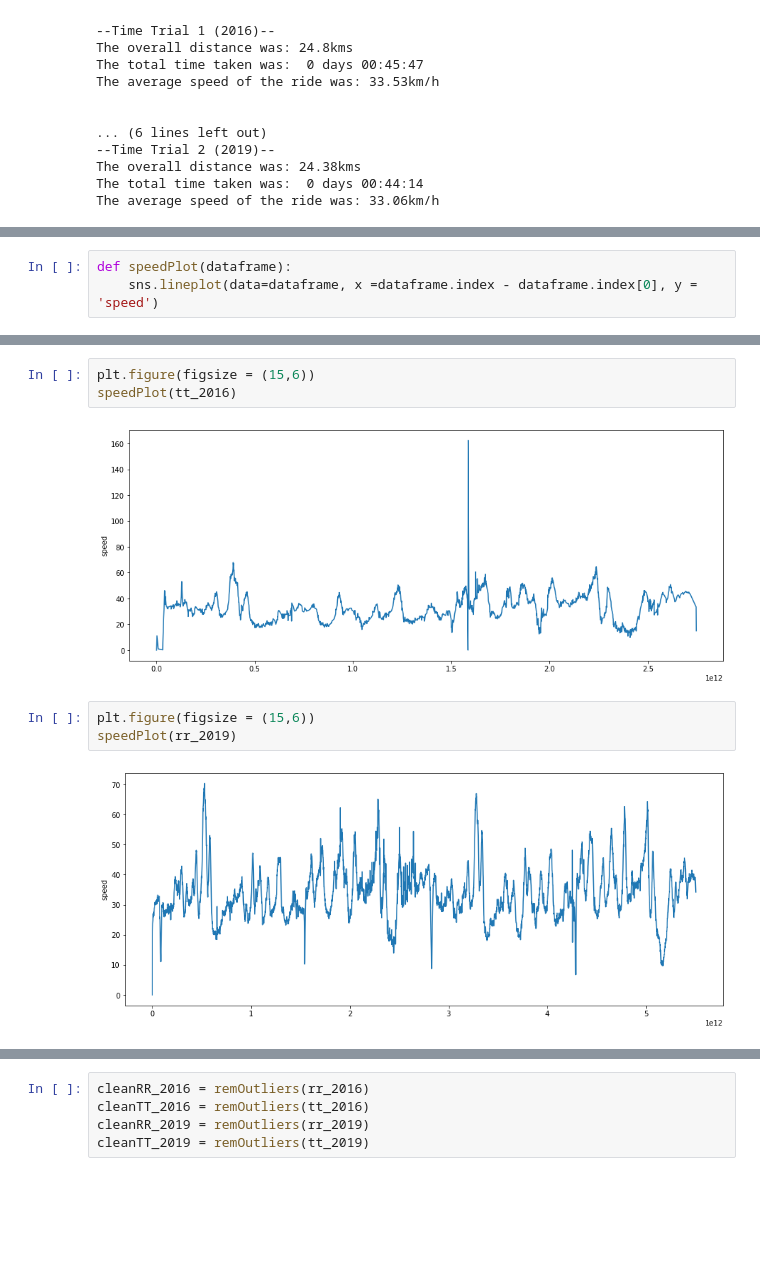
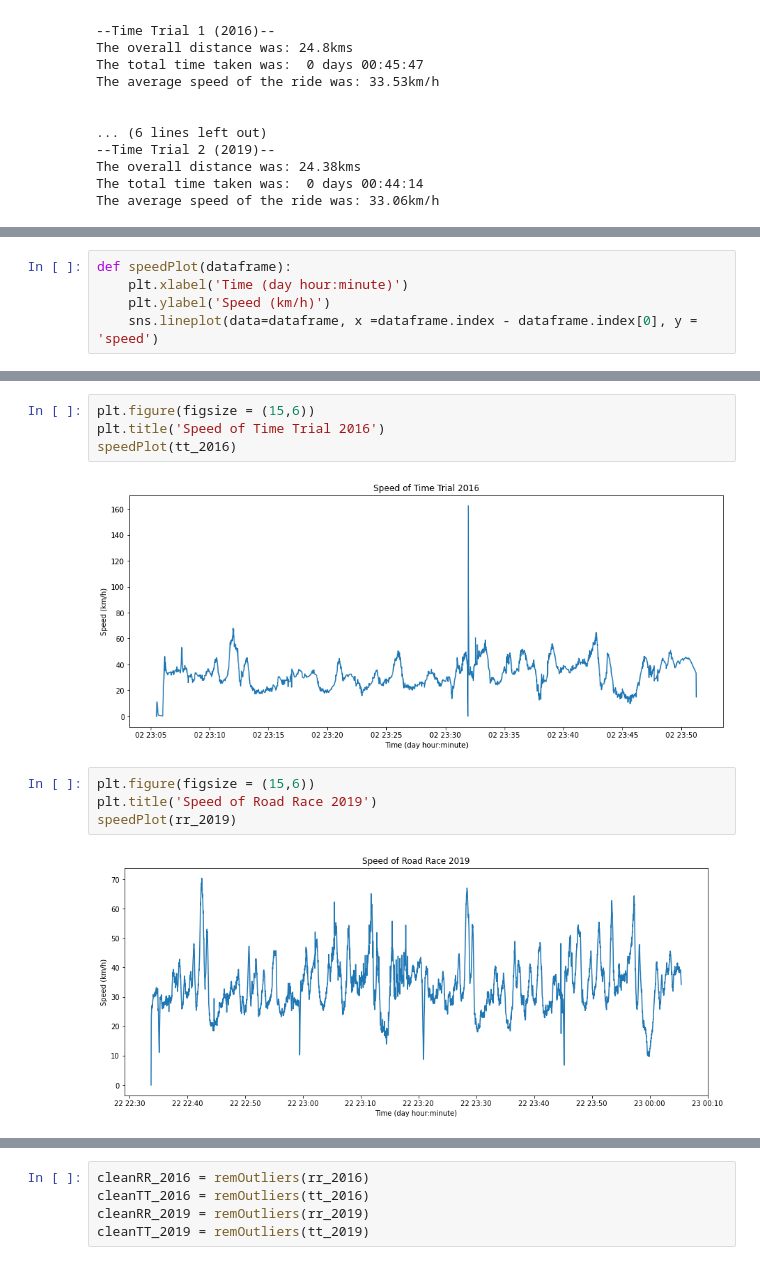
Before and after one commit to liamflannery/data-science-portfolio-liamflannery, a Jupyter notebook: Portfolio 1.ipynb, the cells around one changed output, grey strips where cells are left out. Cells and saved outputs as stored; diff of their text form; blank space fills up the shorter version.

```diff
--- a/Portfolio 1.ipynb
+++ b/Portfolio 1.ipynb
@@ -105,5 +107,7 @@ The summaries of each ride provided the average speed of each ride. It is possib
 # %%
 def speedPlot(dataframe):
+    plt.xlabel('Time (day hour:minute)')
+    plt.ylabel('Speed (km/h)')
     sns.lineplot(data=dataframe, x =dataframe.index - dataframe.index[0], y = 'speed')
 # %%
 plt.figure(figsize = (15,6))
@@ -113,12 +118,14 @@ speedPlot(rr_2016)
 # %%
 plt.figure(figsize = (15,6))
+plt.title('Speed of Time Trial 2016')
 speedPlot(tt_2016)
 # %% [output]
-[figure, old version]
+[figure, new version]
 # %%
 plt.figure(figsize = (15,6))
+plt.title('Speed of Road Race 2019')
 speedPlot(rr_2019)
 # %% [output]
-[figure, old version]
+[figure, new version]
 # %%
 plt.figure(figsize = (15,6))
```
Also changed, not shown: parts of 12 cells of this notebook, 1 other file.
